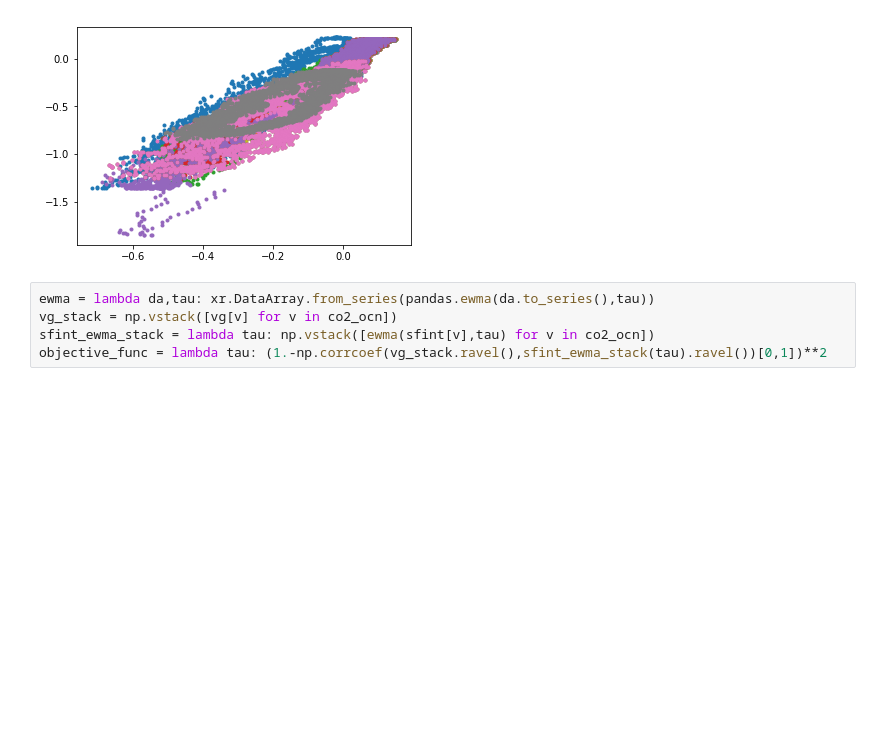
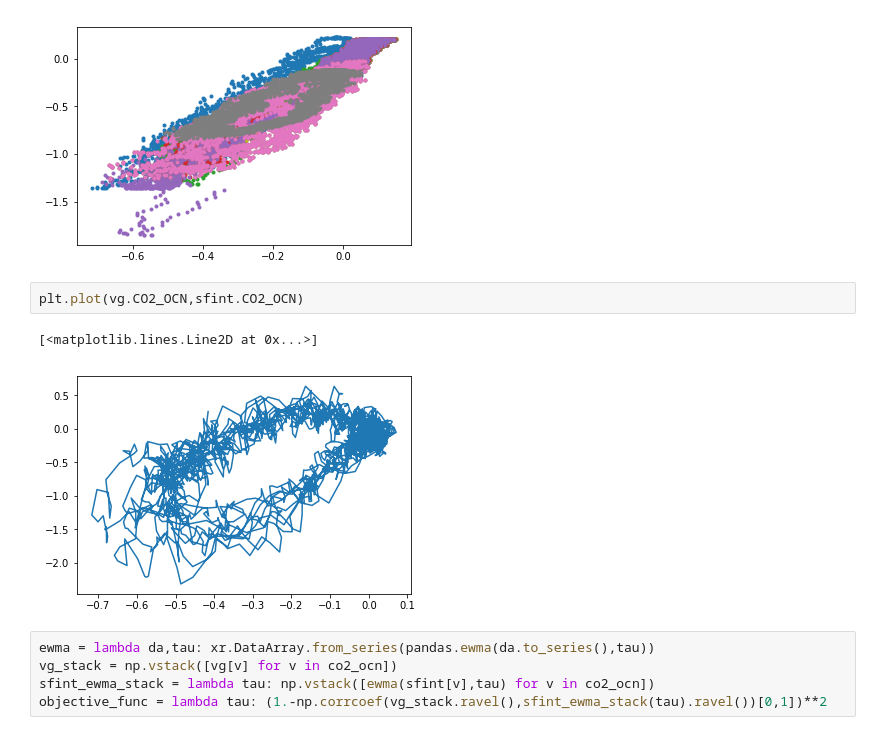
Before and after one commit to matt-long/orcas, a Jupyter notebook: plot_vertical_profile_flights.ipynb, the cells around one changed output. Drawn from its saved outputs; the diff is of its cells as text; blank space fills up the shorter version.

```diff
--- a/plot_vertical_profile_flights.ipynb
+++ b/plot_vertical_profile_flights.ipynb
@@ -884,6 +917,11 @@ xstack = np.vstack(xstack)
 ystack = np.vstack(ystack)
 # %% [output]
 [figure]
+# %%
+plt.plot(vg.CO2_OCN,sfint.CO2_OCN)
+# %% [output]
+[<matplotlib.lines.Line2D at 0x...>]
+[figure, added]
 # %%
 ewma = lambda da,tau: xr.DataArray.from_series(pandas.ewma(da.to_series(),tau))
 vg_stack = np.vstack([vg[v] for v in co2_ocn])
```
Also changed, not shown: parts of 15 cells of this notebook, 11 other files.
